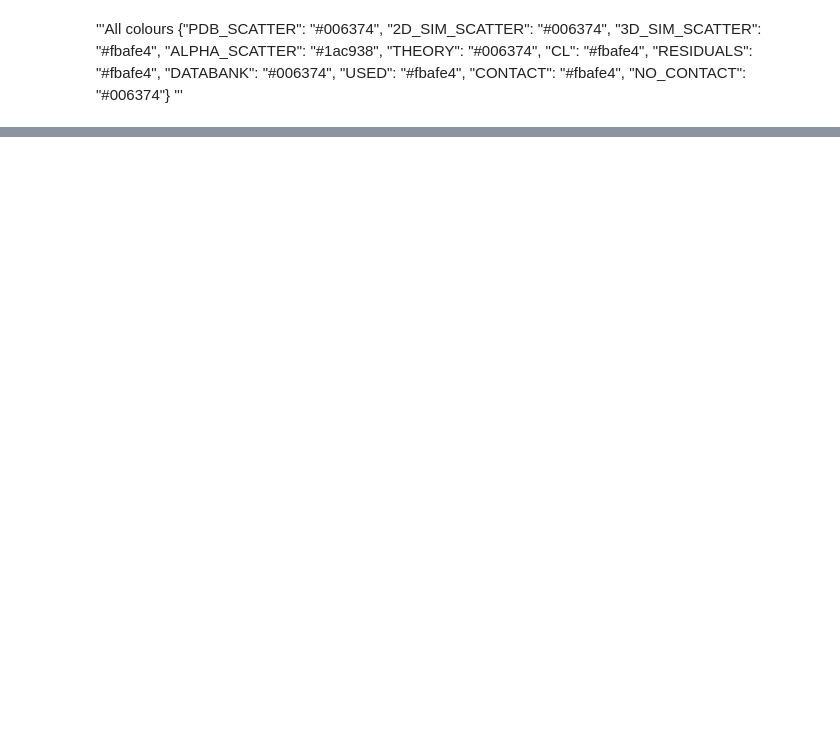
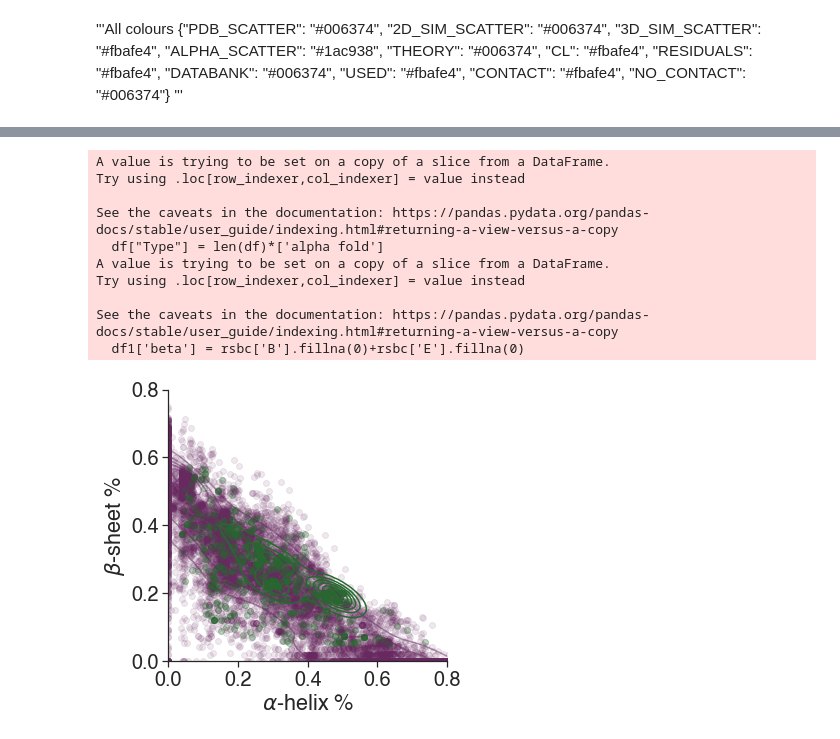
Before and after one commit to meyresearch/amino_acid_distance_distributions, a Jupyter notebook: playground/Dist_plots_scatter.ipynb, the cells around one changed output, grey strips where cells are left out. Saved outputs shown, nothing was run; the diff lists cells and outputs as text; code cells hidden in the pictures; blank space fills up the shorter version.

Commit message:
figure4 Distplots added

```diff
--- a/playground/Dist_plots_scatter.ipynb
+++ b/playground/Dist_plots_scatter.ipynb
@@ -20,7 +21,7 @@ import pandas as pd
 '''
 # %%
 # Let's set a custom pallette
-colors = ["#fbafe4", "#1ac938"]
+colors = ["#682860", "#286830", "#fbafe4", '#006374']
 sns.set(context="notebook", style='ticks', font_scale=1.8, font='Helvetica')
 sns.set_palette(sns.color_palette(colors))
 # %%
@@ -32,4 +33,4 @@ def return_df_for_plotting(alphafold, rsbc)-> pd.DataFrame:
     df1['beta'] = rsbc['B'].fillna(0)+rsbc['E'].fillna(0)
     df1 = df1.loc[:, ["H","beta","Type"]]
     whole_df = df1.append(df, ignore_index=True)
-    return whole_df
+    return df, df1, whole_df
@@ -117,0 +37,11 @@ sns.displot(rsbc,x="H", y="E", kind='kde')
+# %%
+def contour_cloud(x, y, c, alpha, cmap=None):
+    xmin, xmax = 0, 0.8
+    ymin, ymax = 0, 0.9
+
+    xx, yy = np.mgrid[xmin:xmax:100j, ymin:ymax:100j]
+    positions = np.vstack([xx.ravel(), yy.ravel()])
+    values = np.vstack([x, y])
+    kernel = st.gaussian_kde(values)
+    f = np.reshape(kernel(positions).T, xx.shape)
+    plt.contour(xx, yy, f, colors=c, lw=2, alpha=alpha)
@@ -117,0 +76,30 @@ sns.displot(rsbc,x="H", y="E", kind='kde')
+# %%
+alphafold = pd.read_csv(f"data/unique_secondary_structures_100.csv")
+rsbc = pd.read_csv(f"data/structures_100_raw.csv")
+df_af, df_pdb, whole = return_df_for_plotting(alphafold, rsbc)
+df_pdb = df_pdb.fillna(0)
+plt.scatter(x=df_pdb['H'], y=df_pdb['beta'], color=colors[0], alpha=0.1)
+plt.scatter(x=df_af['H'][::1], y=df_af['beta'][::1], color=colors[1], alpha=0.3)
+
+fig = plt.gcf()
+ax = plt.gca()
+fig.set_size_inches((5,5))
+contour_cloud(x=df_pdb['H'], y=df_pdb['beta'], c=colors[0], alpha=0.5)
+contour_cloud(x=df_af['H'], y=df_af['beta'], c= colors[1], alpha=1)
+ax.set_xlim(0,0.8)
+ax.set_ylim(0,0.8)
+ax.set_xlabel(r"$\alpha$-helix %")
+ax.set_ylabel(r"$\beta$-sheet %")
+sns.despine()
+# %% [output]
+A value is trying to be set on a copy of a slice from a DataFrame.
+Try using .loc[row_indexer,col_indexer] = value instead
+
+See the caveats in the documentation: https://pandas.pydata.org/pandas-docs/stable/user_guide/indexing.html#returning-a-view-versus-a-copy
+  df["Type"] = len(df)*['alpha fold']
+A value is trying to be set on a copy of a slice from a DataFrame.
+Try using .loc[row_indexer,col_indexer] = value instead
+
+See the caveats in the documentation: https://pandas.pydata.org/pandas-docs/stable/user_guide/indexing.html#returning-a-view-versus-a-copy
+  df1['beta'] = rsbc['B'].fillna(0)+rsbc['E'].fillna(0)
+[figure, added]
```
Also changed, not shown: parts of 13 cells of this notebook.
